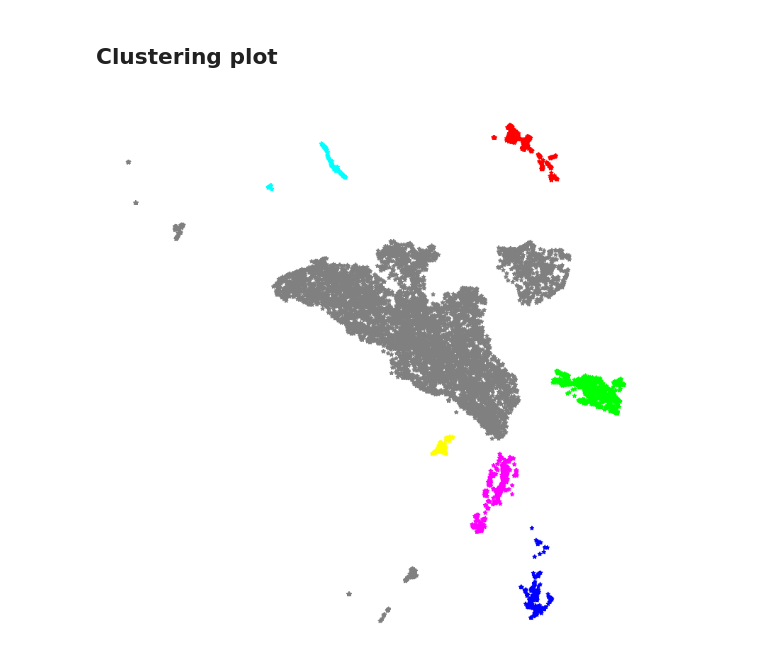
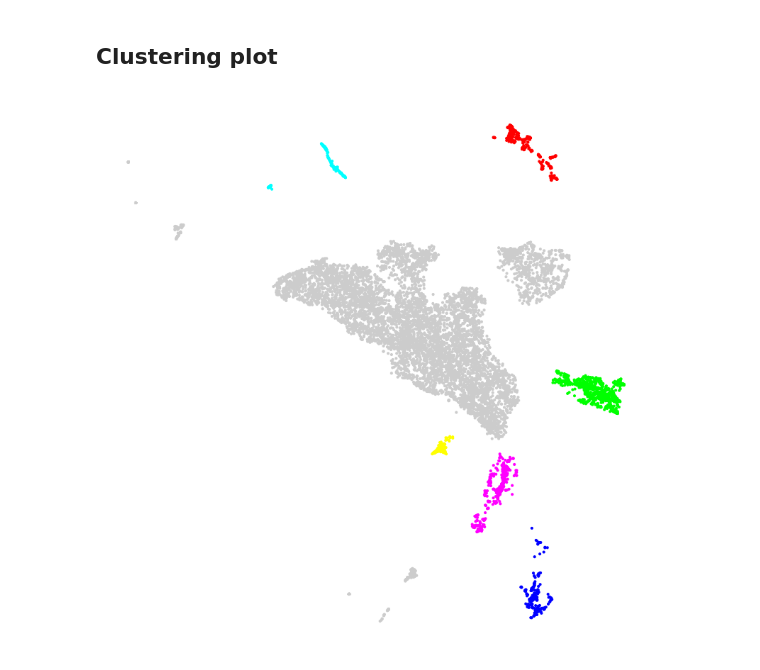
Before and after one commit to amjams/Identify, a Jupyter notebook: scripts/data_visualization/Figure_3Clustering.ipynb, the cells around one changed output. Saved outputs shown, nothing was run; the diff lists cells and outputs as text; code cells hidden in the pictures.

```diff
--- a/scripts/data_visualization/Figure_3Clustering.ipynb
+++ b/scripts/data_visualization/Figure_3Clustering.ipynb
@@ -48,34 +49,34 @@ clustered = (cluster_labels >= 0)
 
 # Colors
 chosen_tiles = [3,4,6,1,9,7]
 chosen_colors = [[1,0,0], [0,1,0], [0,0,1], [0,1,1], [1,0,1], [1,1,0]]
-colors = [[0.5,0.5,0.5] for x in range(n_clusters)]
+colors = [[0.8,0.8,0.8] for x in range(n_clusters)]
 for idx,tile in enumerate(chosen_tiles):
     colors[tile] = chosen_colors[idx]
 
 
 
 # start figure
 f, ax = plt.subplots(figsize=(8,8))
 sns.despine(left=True, bottom=True, right=True)
 
 if outliers:
     ax.scatter(embeddings[~clustered, 0],embeddings[~clustered, 1],color=(0.5, 0.5, 0.5),s=5,marker='x',alpha=1)
     ax.scatter(embeddings[~clustered, 0],embeddings[~clustered, 1],color=(0.5, 0.5, 0.5),s=5,marker='x',alpha=0.1)
 
 high_cmap = ListedColormap([colors[i] for i in np.unique(cluster_labels[clustered])])
-sct1 = ax.scatter(embeddings[clustered, 0],embeddings[clustered, 1],c=LabelEncoder().fit_transform(cluster_labels[clustered]),marker='*',s=15,cmap=high_cmap, alpha=1);
+sct1 = ax.scatter(embeddings[clustered, 0],embeddings[clustered, 1],c=LabelEncoder().fit_transform(cluster_labels[clustered]),marker='.',s=15,cmap=high_cmap, alpha=1);
 
 # just for the cbar
-sct3 = ax.scatter(embeddings[clustered, 0],embeddings[clustered, 1],c=cluster_labels[clustered],marker='.',s=0,cmap=cmap, alpha=1);
+sct3 = ax.scatter(embeddings[clustered, 0],embeddings[clustered, 1],c=cluster_labels[clustered],marker='.',s=0,cmap=high_cmap, alpha=1);
 
 
 ax.tick_params(axis='x',which='both',bottom=False,top=False,labelbottom=False)
 ax.tick_params(axis='y',which='both',bottom=False,top=False,labelbottom=False)
 plt.axis('off')
 
 
 f.tight_layout()
 plt.savefig('../svg/figure_3Clustering.svg')
 # %% [output]
-[figure, old version]
+[figure, new version]
```
Also changed, not shown: parts of 1 cell of this notebook, 35 other files.
